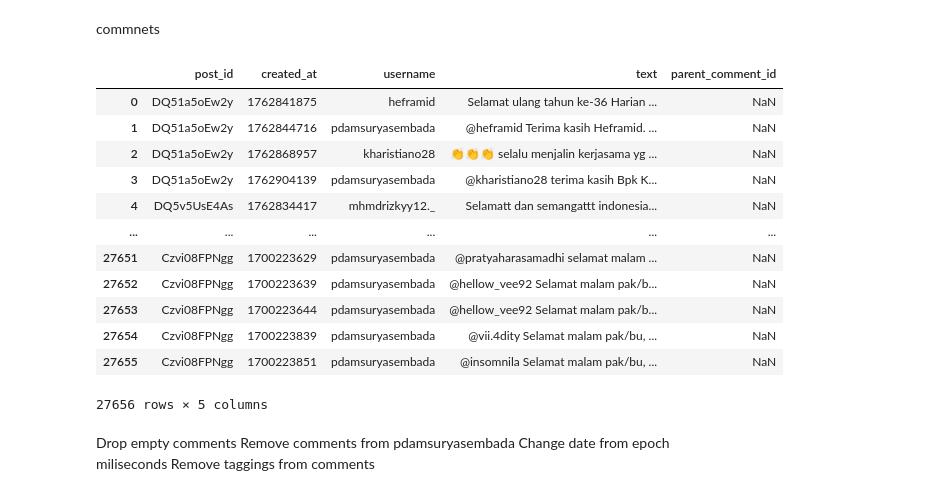
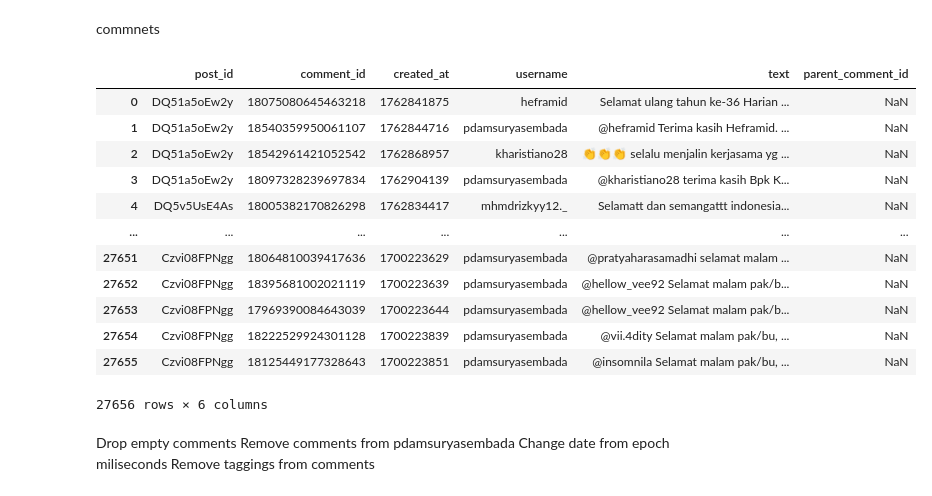
Before and after one commit to fatimahAMahros/pa_goes_brrr, a Jupyter notebook: preprocess_ts.ipynb, the cells around one changed output. Saved outputs shown, nothing was run; the diff lists cells and outputs as text; code cells hidden in the pictures.

```diff
--- a/preprocess_ts.ipynb
+++ b/preprocess_ts.ipynb
@@ -32,22 +32,22 @@ from scipy.sparse import csr_matrix
 commnets
 # %%
 comments = pd.read_csv('instagram_comments.csv')
-data = comments.loc[:,['post_id','created_at','username','text','parent_comment_id']]
+data = comments.loc[:,['post_id','comment_id','created_at','username','text','parent_comment_id']]
 data
 # %% [output]
-|  | post_id | created_at | username | text | parent_comment_id |
-| 0 | DQ51a5oEw2y | 1762841875 | heframid | Selamat ulang tahun ke-36 Harian ... | NaN |
-| 1 | DQ51a5oEw2y | 1762844716 | pdamsuryasembada | @heframid Terima kasih Heframid. ... | NaN |
-| 2 | DQ51a5oEw2y | 1762868957 | kharistiano28 | 👏👏👏 selalu menjalin kerjasama yg ... | NaN |
-| 3 | DQ51a5oEw2y | 1762904139 | pdamsuryasembada | @kharistiano28 terima kasih Bpk K... | NaN |
-| 4 | DQ5v5UsE4As | 1762834417 | mhmdrizkyy12._ | Selamatt dan semangattt indonesia... | NaN |
-| ... | ... | ... | ... | ... | ... |
-| 27651 | Czvi08FPNgg | 1700223629 | pdamsuryasembada | @pratyaharasamadhi selamat malam ... | NaN |
-| 27652 | Czvi08FPNgg | 1700223639 | pdamsuryasembada | @hellow_vee92 Selamat malam pak/b... | NaN |
-| 27653 | Czvi08FPNgg | 1700223644 | pdamsuryasembada | @hellow_vee92 Selamat malam pak/b... | NaN |
-| 27654 | Czvi08FPNgg | 1700223839 | pdamsuryasembada | @vii.4dity Selamat malam pak/bu, ... | NaN |
-| 27655 | Czvi08FPNgg | 1700223851 | pdamsuryasembada | @insomnila Selamat malam pak/bu, ... | NaN |
+|  | post_id | comment_id | created_at | username | text | parent_comment_id |
+| 0 | DQ51a5oEw2y | 18075080645463218 | 1762841875 | heframid | Selamat ulang tahun ke-36 Harian ... | NaN |
+| 1 | DQ51a5oEw2y | 18540359950061107 | 1762844716 | pdamsuryasembada | @heframid Terima kasih Heframid. ... | NaN |
+| 2 | DQ51a5oEw2y | 18542961421052542 | 1762868957 | kharistiano28 | 👏👏👏 selalu menjalin kerjasama yg ... | NaN |
+| 3 | DQ51a5oEw2y | 18097328239697834 | 1762904139 | pdamsuryasembada | @kharistiano28 terima kasih Bpk K... | NaN |
+| 4 | DQ5v5UsE4As | 18005382170826298 | 1762834417 | mhmdrizkyy12._ | Selamatt dan semangattt indonesia... | NaN |
+| ... | ... | ... | ... | ... | ... | ... |
+| 27651 | Czvi08FPNgg | 18064810039417636 | 1700223629 | pdamsuryasembada | @pratyaharasamadhi selamat malam ... | NaN |
+| 27652 | Czvi08FPNgg | 18395681002021119 | 1700223639 | pdamsuryasembada | @hellow_vee92 Selamat malam pak/b... | NaN |
+| 27653 | Czvi08FPNgg | 17969390084643039 | 1700223644 | pdamsuryasembada | @hellow_vee92 Selamat malam pak/b... | NaN |
+| 27654 | Czvi08FPNgg | 18222529924301128 | 1700223839 | pdamsuryasembada | @vii.4dity Selamat malam pak/bu, ... | NaN |
+| 27655 | Czvi08FPNgg | 18125449177328643 | 1700223851 | pdamsuryasembada | @insomnila Selamat malam pak/bu, ... | NaN |
-27656 rows × 5 columns
+27656 rows × 6 columns
 # %% [markdown]
 Drop empty comments
 Remove comments from pdamsuryasembada
```
Also changed, not shown: parts of 26 cells of this notebook, 41 other files.
